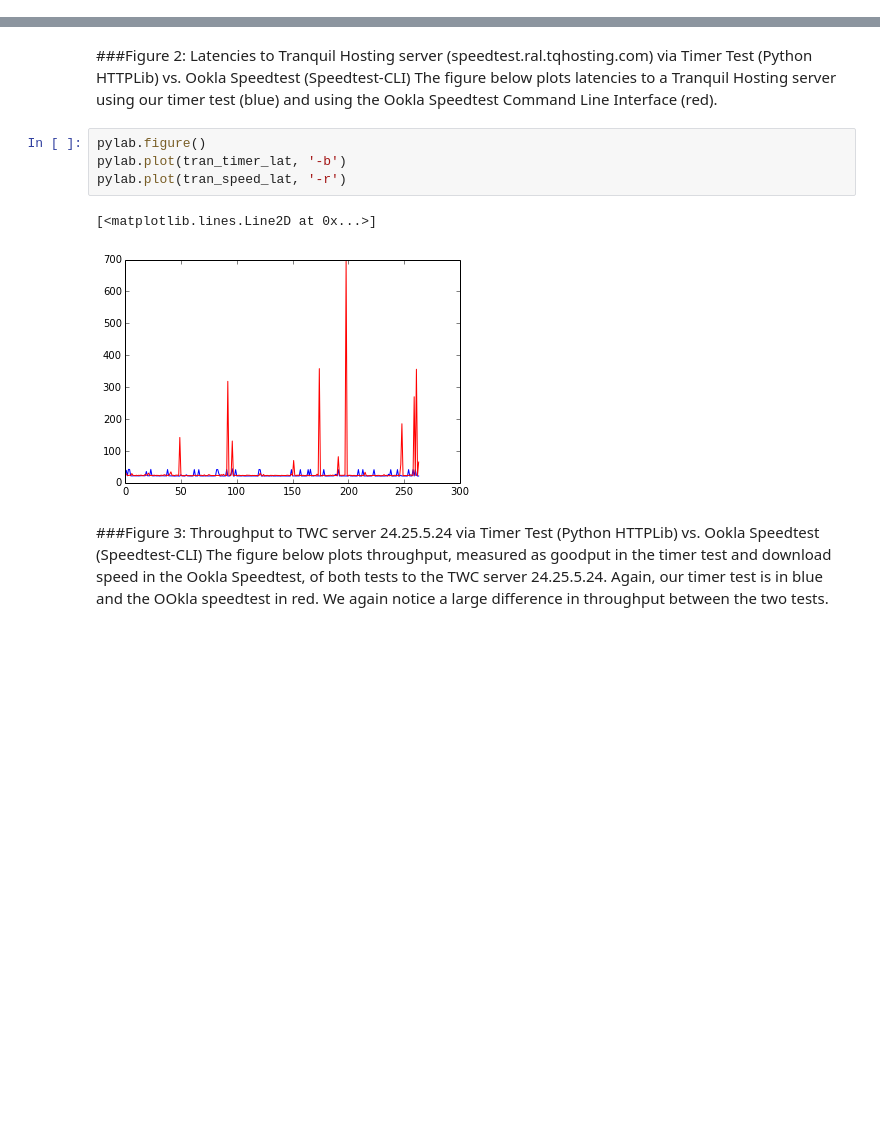
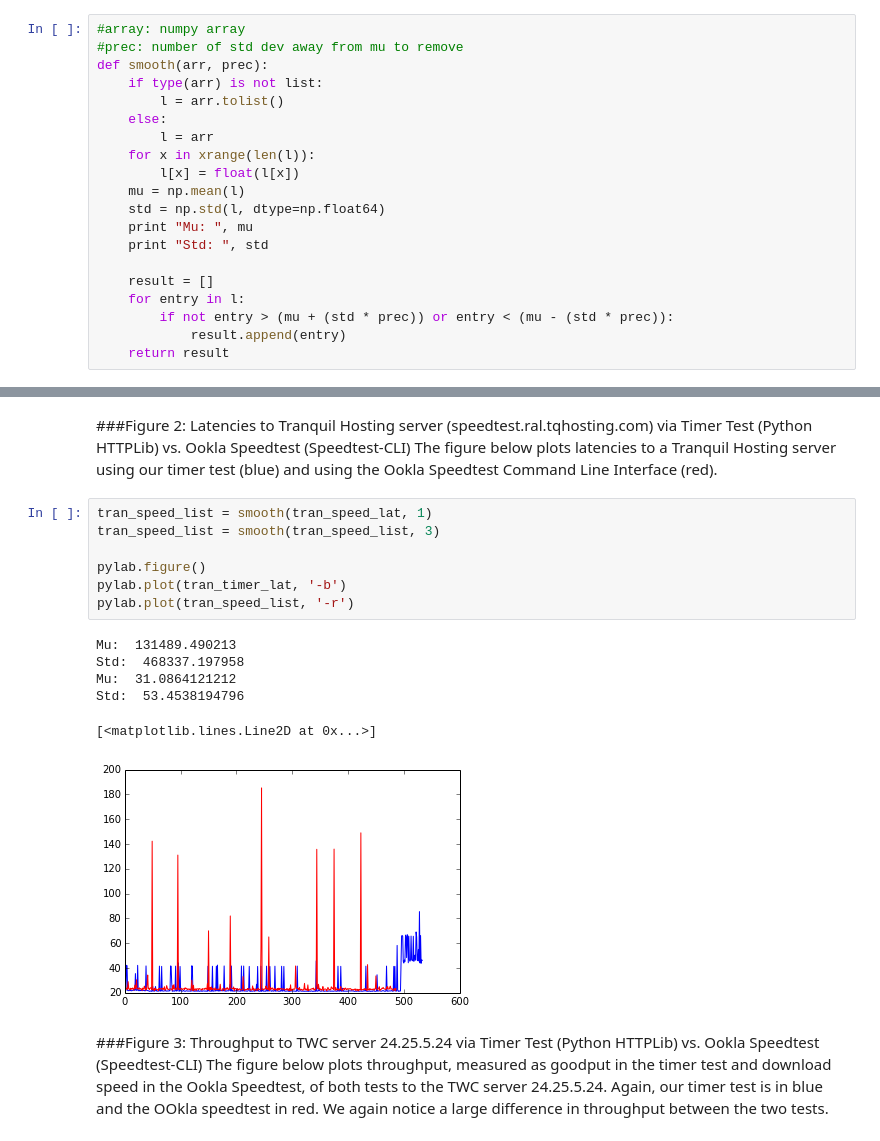
Before and after one commit to amirunpri2018/net-score, a Jupyter notebook: notebooks/Speedtest_data.ipynb, the cells around one changed output, grey strips where cells are left out. Cells and saved outputs as stored; diff of their text form; blank space fills up the shorter version.

Commit message:
Need to add a layer of protection for failed tests. Most recent data pulled and visualized in Speedtest notebook.

```diff
--- a/notebooks/Speedtest_data.ipynb
+++ b/notebooks/Speedtest_data.ipynb
@@ -17,6 +17,26 @@ YT: Latency, Thru | TWC timer: Latency, thru | TWC speed: Latency, down, up | Tr
  'TWC_speed1413925285.31' '19.15' '54.44' '114.75'
  'Tran_timer1413925285.31' '27.2843456268' '484.87036254'
  'Tran_speed1413925285.31' '27.555' '294.82' '61.56']
+# %%
+#array: numpy array
+#prec: number of std dev away from mu to remove
+def smooth(arr, prec):
+    if type(arr) is not list:
+        l = arr.tolist()
+    else:
+        l = arr
+    for x in xrange(len(l)):
+        l[x] = float(l[x])
+    mu = np.mean(l)
+    std = np.std(l, dtype=np.float64)
+    print "Mu: ", mu
+    print "Std: ", std
+
+    result = []
+    for entry in l:
+        if not entry > (mu + (std * prec)) or entry < (mu - (std * prec)):
+            result.append(entry)
+    return result
 # %%
 yt_lat = speedtest_data[:,2]
 yt_thru = speedtest_data[:,3]
@@ -58,12 +76,19 @@ pylab.xlabel('Test')
 ###Figure 2: Latencies to Tranquil Hosting server (speedtest.ral.tqhosting.com) via Timer Test (Python HTTPLib) vs. Ookla Speedtest (Speedtest-CLI)
 The figure below plots latencies to a Tranquil Hosting server using our timer test (blue) and using the Ookla Speedtest Command Line Interface (red).
 # %%
+tran_speed_list = smooth(tran_speed_lat, 1)
+tran_speed_list = smooth(tran_speed_list, 3)
+
 pylab.figure()
 pylab.plot(tran_timer_lat, '-b')
-pylab.plot(tran_speed_lat, '-r')
+pylab.plot(tran_speed_list, '-r')
 # %% [output]
-[<matplotlib.lines.Line2D at 0x...>]
+Mu:  131489.490213
+Std:  468337.197958
+Mu:  31.0864121212
+Std:  53.4538194796
+[<matplotlib.lines.Line2D at 0x...>]
-[figure, old version]
+[figure, new version]
 # %% [markdown]
 ###Figure 3: Throughput to TWC server 24.25.5.24 via Timer Test (Python HTTPLib) vs. Ookla Speedtest (Speedtest-CLI)
 The figure below plots throughput, measured as goodput in the timer test and download speed in the Ookla Speedtest, of both tests to the TWC server 24.25.5.24. Again, our timer test is in blue and the OOkla speedtest in red. We again notice a large difference in throughput between the two tests.
```
Also changed, not shown: parts of 2 cells of this notebook, 2 other files.
